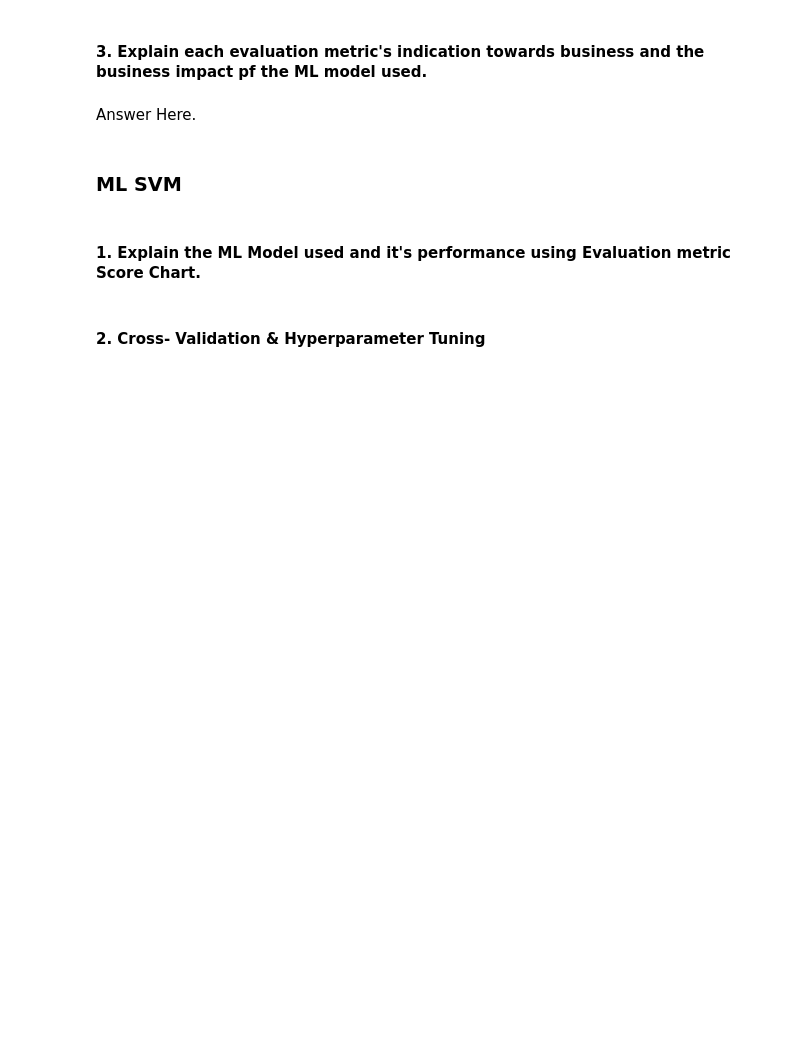
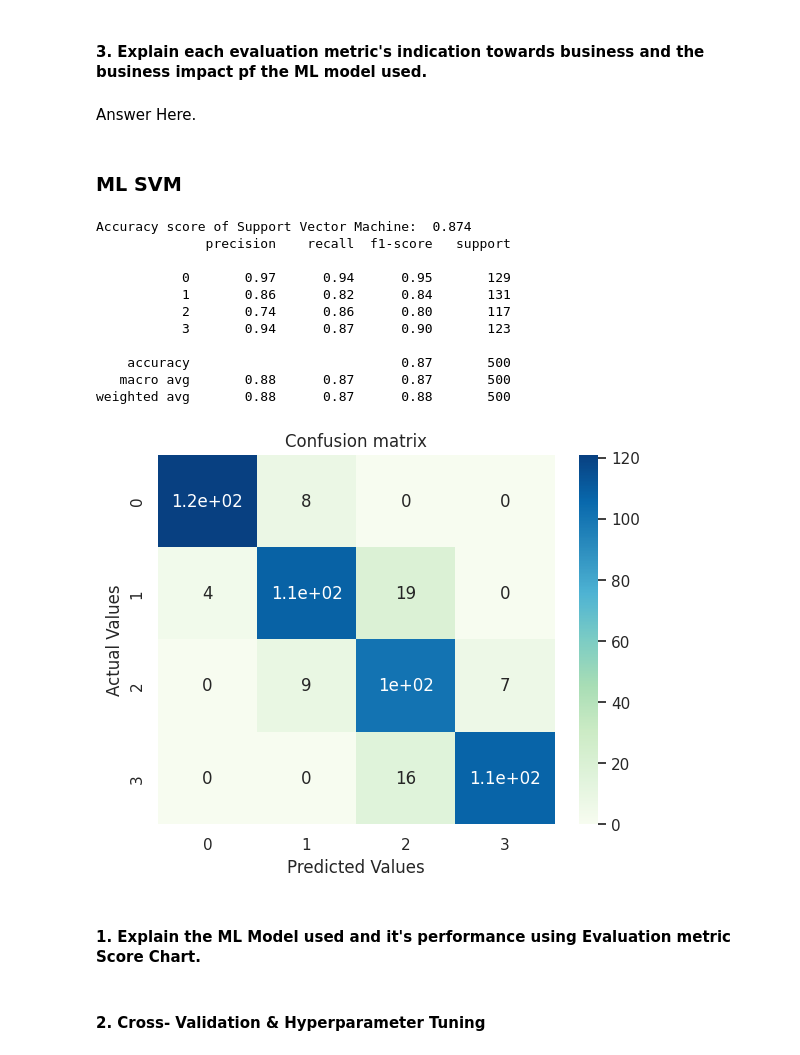
Before and after one commit to jaydeepjadav/EDA--google-play-store-data, a Jupyter notebook: Classification_project.ipynb, the cells around one changed output. Saved outputs shown, nothing was run; the diff lists cells and outputs as text; code cells hidden in the pictures; blank space fills up the shorter version.

```diff
--- a/Classification_project.ipynb
+++ b/Classification_project.ipynb
@@ -1182,3 +1179,28 @@ Answer Here.
+# %%
+# ML Model - 3 Implementation
+from sklearn.svm import SVC
+svmachine = SVC()
+
+# Fit the Algorithm
+svmachine.fit(X_train, y_train)
+svc_pred = svmachine.predict(X_test)
+
+# Predict on the model
+print('Accuracy score of Support Vector Machine: ', accuracy_score(y_test, svc_pred))
+cofusion_matrix_svc = c_matrix(y_test,svc_pred, 'Confusion matrix')
+# %% [output]
+Accuracy score of Support Vector Machine:  0.874
+              precision    recall  f1-score   support
+
+           0       0.97      0.94      0.95       129
+           1       0.86      0.82      0.84       131
+           2       0.74      0.86      0.80       117
+           3       0.94      0.87      0.90       123
+
+    accuracy                           0.87       500
+   macro avg       0.88      0.87      0.87       500
+weighted avg       0.88      0.87      0.88       500
+[figure, added]
 # %% [markdown]
 #### 1. Explain the ML Model used and it's performance using Evaluation metric Score Chart.
 # %%
```
Also changed, not shown: parts of 22 cells of this notebook.
